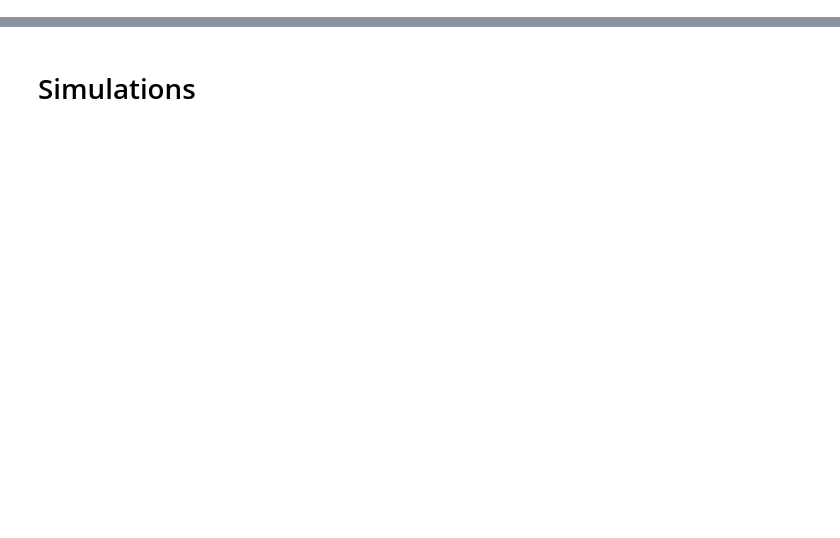
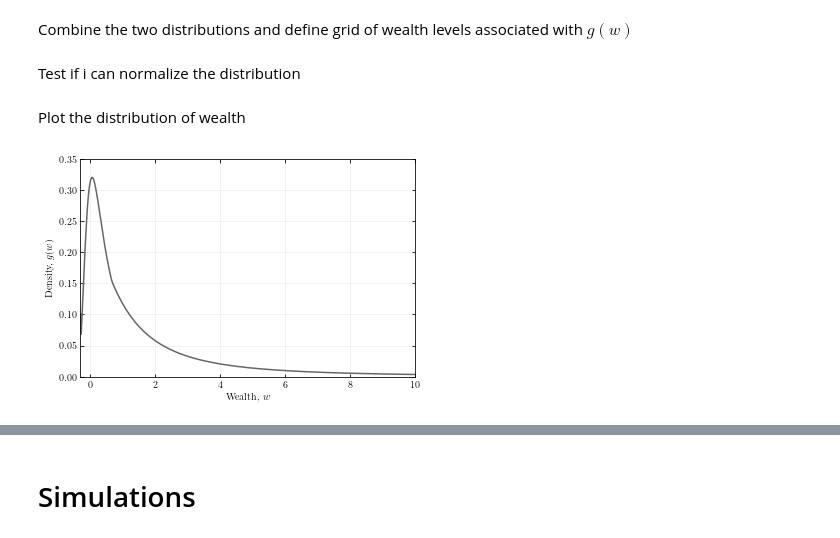
Before and after one commit to madsankern/TermPaper_ineq, a Jupyter notebook: distribution.ipynb, the cells around one changed output, grey strips where cells are left out. Saved outputs shown, nothing was run; the diff lists cells and outputs as text; code cells hidden in the pictures; blank space fills up the shorter version.

Commit message:
Major update

```diff
--- a/distribution.ipynb
+++ b/distribution.ipynb
@@ -29,0 +47,2 @@ plt.plot(a,g)
+# %% [markdown]
+Combine the two distributions and define grid of wealth levels associated with $g(w)$
@@ -29,0 +52,2 @@ plt.plot(a,g)
+# %% [markdown]
+Test if i can normalize the distribution
@@ -30,3 +60,25 @@ plt.plot(a,g)
+# %% [markdown]
+Plot the distribution of wealth
+# %%
+fig = plt.figure(figsize=(6,4))
+ax = fig.add_subplot(1,1,1)
+
+ax.grid(b=True, which = 'major', linestyle='-', linewidth=0.5, color='0.9', zorder=0)
+ax.tick_params(axis='both', bottom=True, top=True, left=True, right=True, direction='in', which='both')
+
+ax.plot(w, g, color = '0.4', zorder = 2, label = r'$g(a)$')
+
+ax.set_xlim(-0.3,10)
+ax.set_ylim(0,0.35)
+
+ax.set_xlabel(r'Wealth, $w$')
+ax.set_ylabel(r'Density, $g(w)$')
+
+# ax.legend(frameon = True, edgecolor = 'k', facecolor = 'white', framealpha=1, fancybox=False)
+
+plt.savefig('../../tex/figs/model.pdf')
+# %% [output]
+[figure, added]
 # %%
 fig = plt.figure(figsize=(6,4))
 ax = fig.add_subplot(1,1,1)
```
Also changed, not shown: parts of 53 cells of this notebook.
